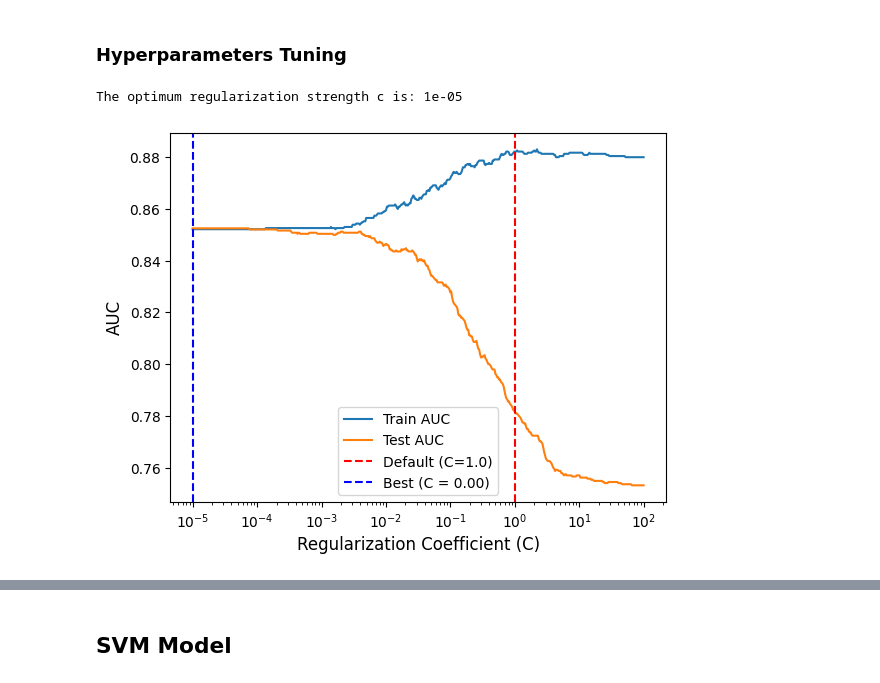
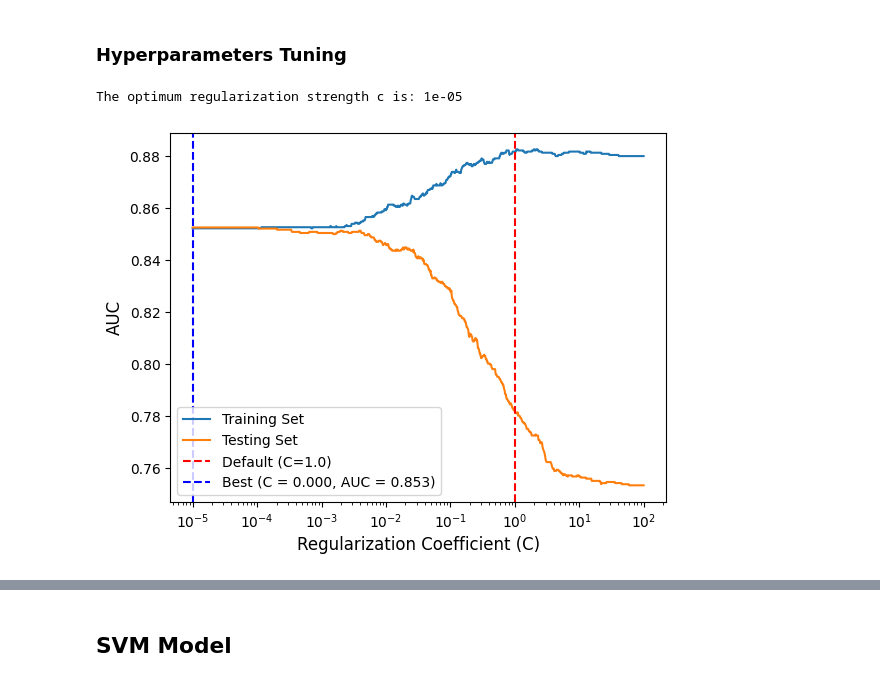
Before and after one commit to longlinh123456/final_project, a Jupyter notebook: source/supervised.ipynb, the cells around one changed output, grey strips where cells are left out. Drawn from its saved outputs; the diff is of its cells as text; code cells hidden in the pictures.

```diff
--- a/source/supervised.ipynb
+++ b/source/supervised.ipynb
@@ -221,30 +221,30 @@ def train_logistic(**kwargs):
     model = LogisticRegression(max_iter=1000, **kwargs)
     model.fit(X_train_sc, y_train)
     return model
-# %%
-# Vary regularization strength for L2 regularization
-auc_df = pd.DataFrame(columns=["C", "Train AUC", "Test AUC"])
-for C in np.logspace(-5, 2, 500):
-    model = train_logistic(C=C)
-    auc_df.loc[len(auc_df)] = [
-        C,
-        roc_auc_score(y_train, model.predict_proba(X_train_sc)[:, 1]),
-        roc_auc_score(y_test, model.predict_proba(X_test_sc)[:, 1]),
-    ]
-
-
-best_auc_idx = auc_df["Test AUC"].idxmax();
-best_c = auc_df.loc[best_auc_idx, "C"]
-print(f"The optimum regularization strength c is: {best_c}")
-
-# ----------------------- Visualize AUC by Regularization Strength ----------------------
-ax = auc_df.plot.line(x="C", logx=True)
-ax.axvline(x=1.0, color='red', linestyle='--', label='Default (C=1.0)')
-ax.axvline(x = best_c, color = 'blue', linestyle = '--', label = f"Best (C = {best_c:.2f})")
-ax.set_xlabel('Regularization Coefficient (C)', fontsize=12)
-ax.set_ylabel('AUC', fontsize=12)
-ax.legend()
-plt.savefig("../figures/logistic_auc.pdf", bbox_inches="tight")
-# %% [output]
-The optimum regularization strength c is: 1e-05
-[figure, removed]
+# %%
+# Vary regularization strength for L2 regularization
+auc_df = pd.DataFrame(columns=["C", "Training Set", "Testing Set"])
+for C in np.logspace(-5, 2, 1000):
+    model = train_logistic(C=C, solver="liblinear")
+    auc_df.loc[len(auc_df)] = [
+        C,
+        roc_auc_score(y_train, model.predict_proba(X_train_sc)[:, 1]),
+        roc_auc_score(y_test, model.predict_proba(X_test_sc)[:, 1]),
+    ]
+
+best_auc_idx = auc_df["Testing Set"].idxmax();
+best_c_l2 = auc_df.loc[best_auc_idx, "C"]
+best_auc = auc_df.loc[best_auc_idx, "Testing Set"]
+print(f"The optimum regularization strength c is: {best_c_l2}")
+
+# ----------------------- Visualize AUC by Regularization Strength ----------------------
+ax = auc_df.plot.line(x="C", logx=True)
+ax.axvline(x=1.0, color='red', linestyle='--', label='Default (C=1.0)')
+ax.axvline(x = best_c_l2, color = 'blue', linestyle = '--', label = f"Best (C = {best_c_l2:.3f}, AUC = {best_auc:.3f})")
+ax.set_xlabel('Regularization Coefficient (C)', fontsize=12)
+ax.set_ylabel('AUC', fontsize=12)
+ax.legend()
+plt.savefig("../figures/l2_logistic_auc.pdf", bbox_inches="tight")
+# %% [output]
+The optimum regularization strength c is: 1e-05
+[figure, added]
```
Also changed, not shown: parts of 11 cells of this notebook, 7 other files.
